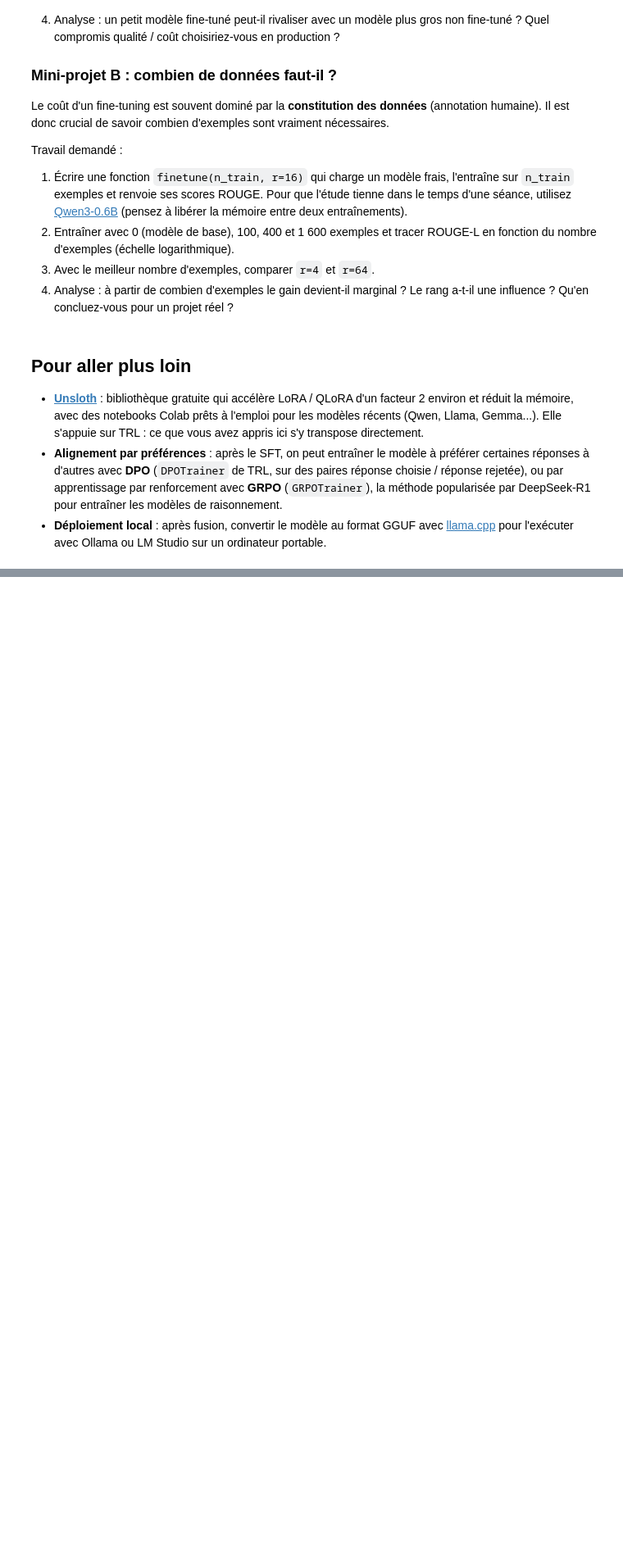
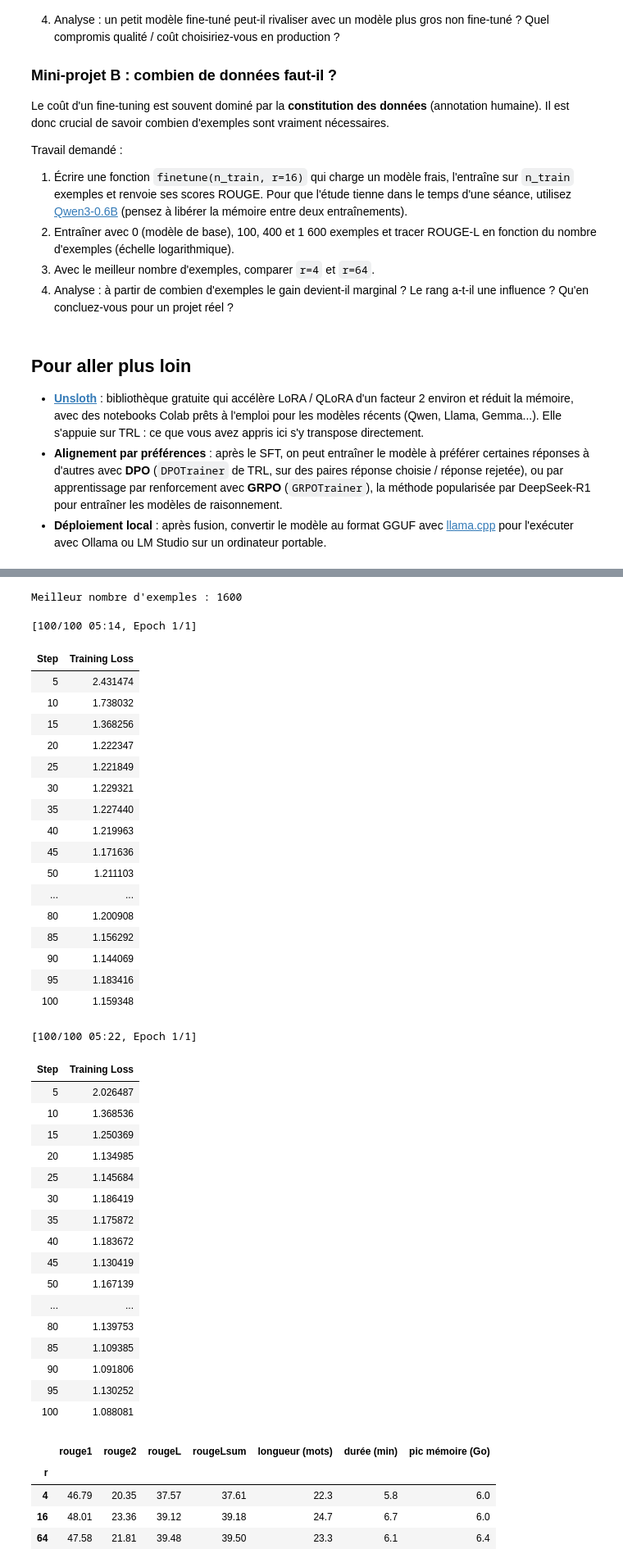
Before and after one commit to degahugo/tp-fine-tuning-student-version, a Jupyter notebook: tp-fine-tuning.ipynb, the cells around one changed output, grey strips where cells are left out. Shown at 82% size. Saved outputs shown, nothing was run; the diff lists cells and outputs as text; code cells hidden in the pictures; blank space fills up the shorter version.

```diff
--- a/tp-fine-tuning.ipynb
+++ b/tp-fine-tuning.ipynb
@@ -1170,0 +1284,53 @@ Travail demandé :
+# %%
+best_n = int(trained["rougeL"].idxmax())
+print(f"Meilleur nombre d'exemples : {best_n}")
+
+rank_results = {r: finetune(best_n, r=r) for r in [4, 64]}
+rank_results[16] = results[best_n]  # déjà calculé à la cellule 2
+
+rank_df = pd.DataFrame(rank_results).T.sort_index()
+rank_df.index.name = "r"
+rank_df
+# %% [output]
+Meilleur nombre d'exemples : 1600
+[100/100 05:14, Epoch 1/1]
+| Step | Training Loss |
+| 5 | 2.431474 |
+| 10 | 1.738032 |
+| 15 | 1.368256 |
+| 20 | 1.222347 |
+| 25 | 1.221849 |
+| 30 | 1.229321 |
+| 35 | 1.227440 |
+| 40 | 1.219963 |
+| 45 | 1.171636 |
+| 50 | 1.211103 |
+| ... | ... |
+| 80 | 1.200908 |
+| 85 | 1.156292 |
+| 90 | 1.144069 |
+| 95 | 1.183416 |
+| 100 | 1.159348 |
+[100/100 05:22, Epoch 1/1]
+| Step | Training Loss |
+| 5 | 2.026487 |
+| 10 | 1.368536 |
+| 15 | 1.250369 |
+| 20 | 1.134985 |
+| 25 | 1.145684 |
+| 30 | 1.186419 |
+| 35 | 1.175872 |
+| 40 | 1.183672 |
+| 45 | 1.130419 |
+| 50 | 1.167139 |
+| ... | ... |
+| 80 | 1.139753 |
+| 85 | 1.109385 |
+| 90 | 1.091806 |
+| 95 | 1.130252 |
+| 100 | 1.088081 |
+|  | rouge1 | rouge2 | rougeL | rougeLsum | longueur (mots) | durée (min) | pic mémoire (Go) |
+| r |  |  |  |  |  |  |  |
+| 4 | 46.79 | 20.35 | 37.57 | 37.61 | 22.3 | 5.8 | 6.0 |
+| 16 | 48.01 | 23.36 | 39.12 | 39.18 | 24.7 | 6.7 | 6.0 |
+| 64 | 47.58 | 21.81 | 39.48 | 39.50 | 23.3 | 6.1 | 6.4 |
```
Also changed, not shown: parts of 21 cells of this notebook.
